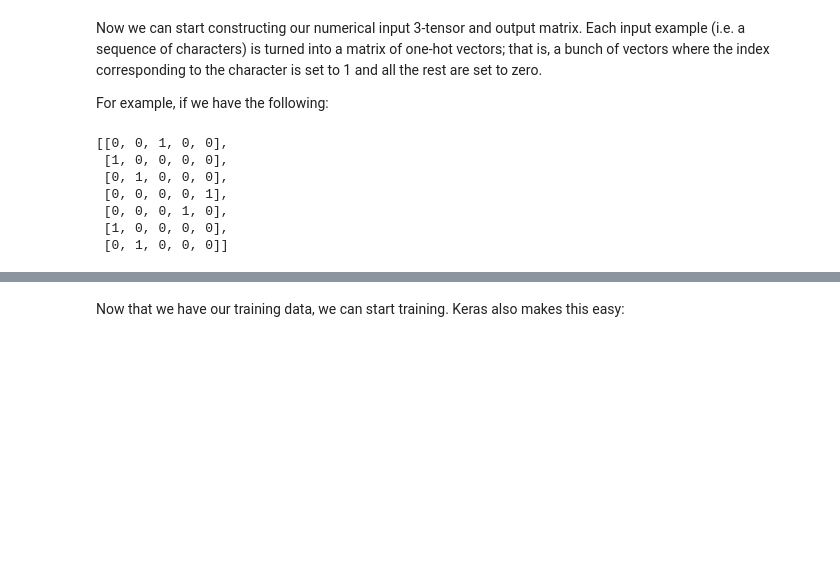
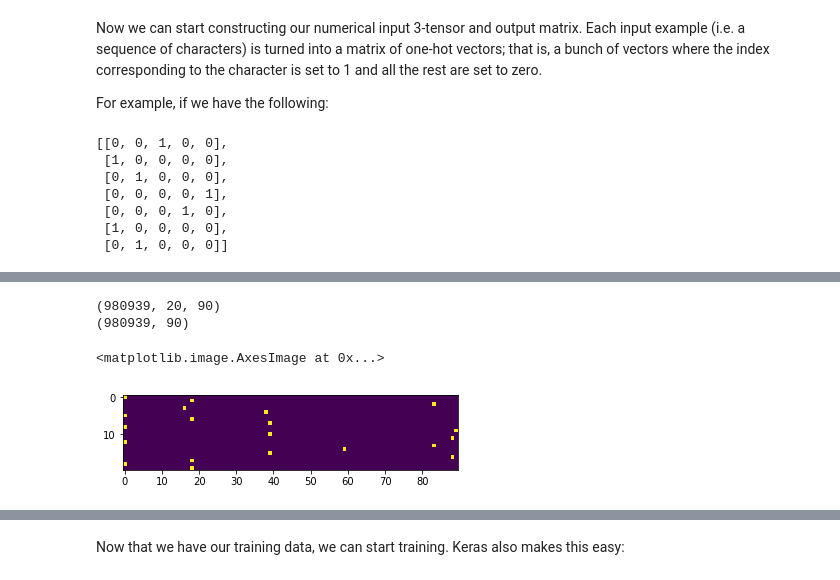
Before and after one commit to bapoczos/ArtML, a Jupyter notebook: text-generation-LSTM/notebooks/recurrent_neural_networks.ipynb, the cells around one changed output, grey strips where cells are left out. Cells and saved outputs as stored; diff of their text form; code cells hidden in the pictures; blank space fills up the shorter version.

```diff
--- a/text-generation-LSTM/notebooks/recurrent_neural_networks.ipynb
+++ b/text-generation-LSTM/notebooks/recurrent_neural_networks.ipynb
@@ -149,4 +234,14 @@ That matrix represents a _single_ training example, so for our full set of train
 ![A 3-tensor of training examples](../assets/rnn_3tensor.png)
 
 And the outputs for each example are each a one-hot vector (i.e. a single character). With that in mind:
+# %%
+# using bool to reduce memory usage
+X = np.zeros((len(inputs), max_len, len(chars)), dtype=np.bool)
+y = np.zeros((len(inputs), len(chars)), dtype=np.bool)
+
+print(X.shape)
+print(y.shape)
+# %% [output]
+(980939, 20, 90)
+(980939, 90)
 # %%
@@ -159,3 +250,9 @@ for i, example in enumerate(inputs):
     for t, char in enumerate(example):
         X[i, t, char_labels[char]] = 1
     y[i, char_labels[outputs[i]]] = 1
+# %%
+#Let us plot a specific sentence
+plt.imshow(X[1345,:,:])
+# %% [output]
+<matplotlib.image.AxesImage at 0x...>
+[figure, added]
```
Also changed, not shown: parts of 32 cells of this notebook.
